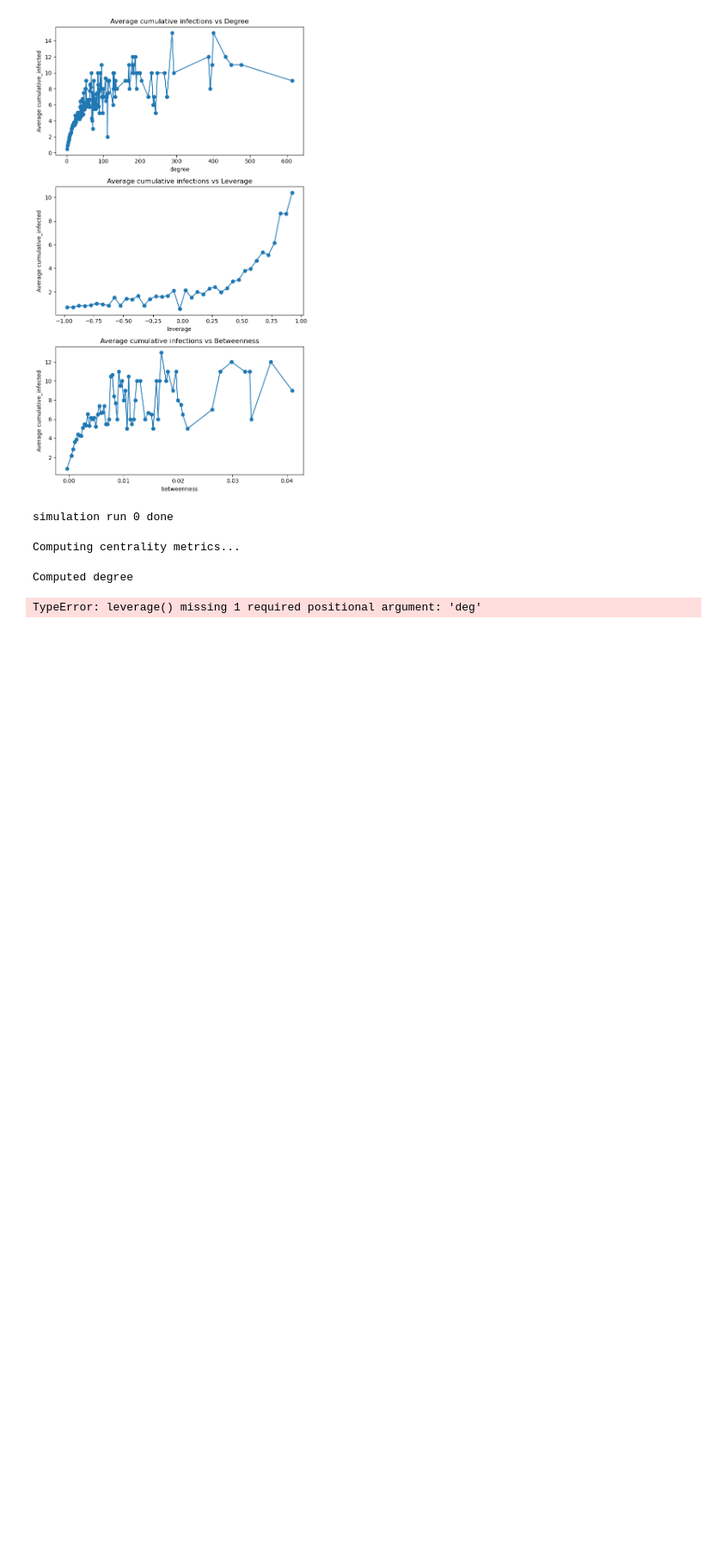
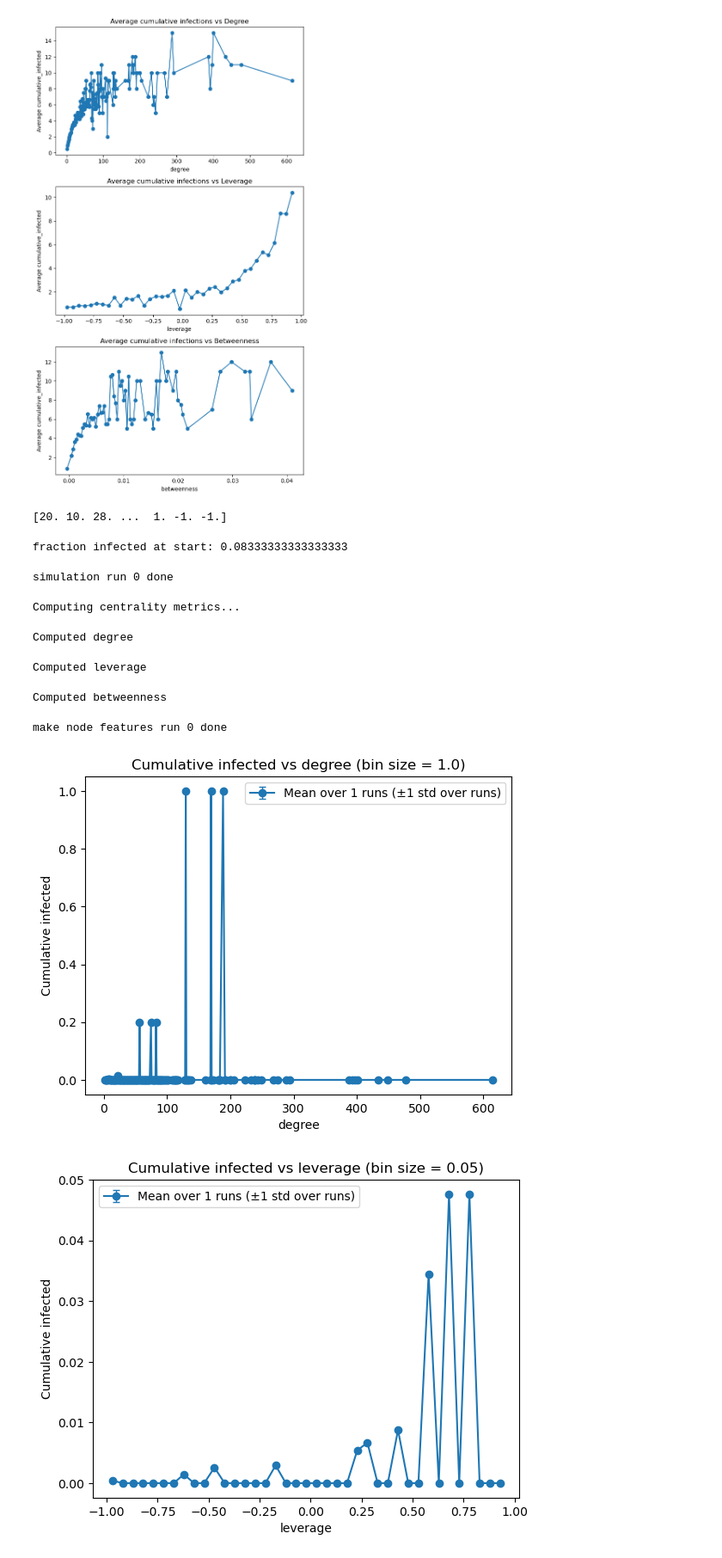
Before and after one commit to tbloemen/cn-final-project, a Jupyter notebook: infecs_vs_node_props.ipynb, the cells around one changed output. Shown at 86% size. Cells and saved outputs as stored; diff of their text form; code cells hidden in the pictures; blank space fills up the shorter version.

Commit message:
Fixed minor error in make_node_feature_df for leverage calc.

```diff
--- a/infecs_vs_node_props.ipynb
+++ b/infecs_vs_node_props.ipynb
@@ -58,6 +58,8 @@ df.plot.scatter(x="betweenness", y="cumulative_infected")
 # %%
 def binned_mean_plot(df, x_col, y_col="cumulative_infected", bin_size=None, bins=None, ax=None, title=None):
     """
+    Used to plot cumulative_infected vs node property for 1 run
+
     Plot the mean of y_col within bins of x_col.
     - If bins is given, it overrides bin_size.
     - If neither is given and x_col is integer-like, groups by exact value.
@@ -284,17 +286,23 @@ def plot_cumulative_infected_vs_properties(
 # %%
 bin_sizes = {
     "degree": 1.0,
     "leverage": 0.05,
     "betweenness": 0.0003,
 }
 res = plot_cumulative_infected_vs_properties(
-    n_runs=10, max_steps=None, start=1000,
+    n_runs=1, max_steps=1, start=1000,
     properties=["degree", "leverage", "betweenness"],
     bin_size=bin_sizes,
     use_ci=False
 )
 # %% [output]
-simulation run 0 done
+[20. 10. 28. ...  1. -1. -1.]
-Computing centrality metrics...
+fraction infected at start: 0.08333333333333333
-Computed degree
+simulation run 0 done
-TypeError: leverage() missing 1 required positional argument: 'deg'
+Computing centrality metrics...
+Computed degree
+Computed leverage
+Computed betweenness
+make node features run 0 done
+[figure, added]
+[figure, added]
```
Also changed, not shown: parts of 2 cells of this notebook.
